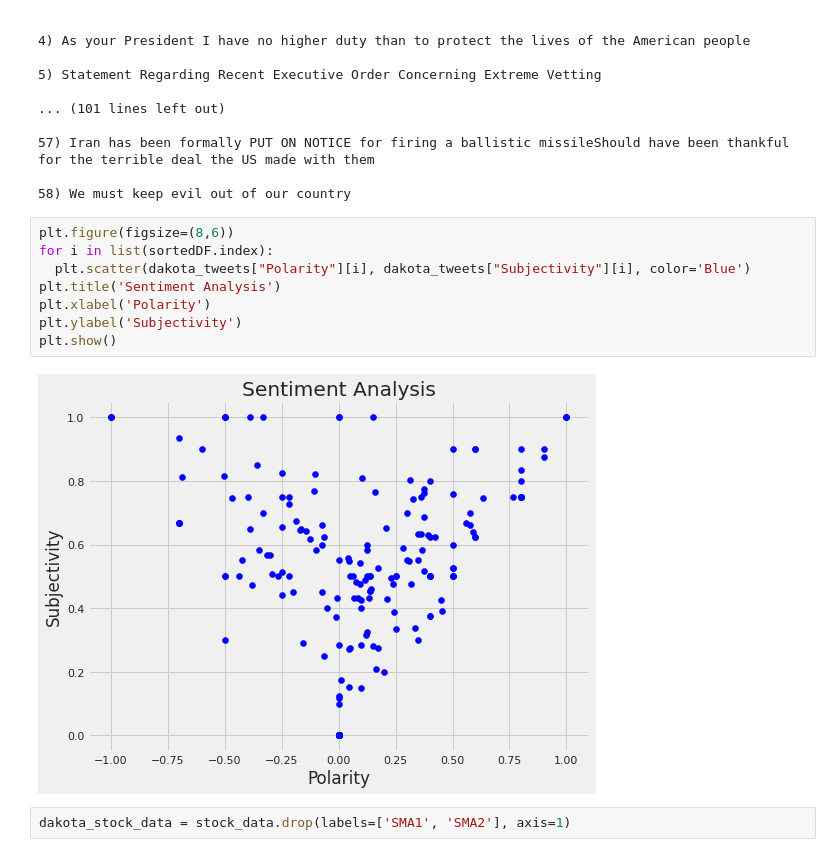
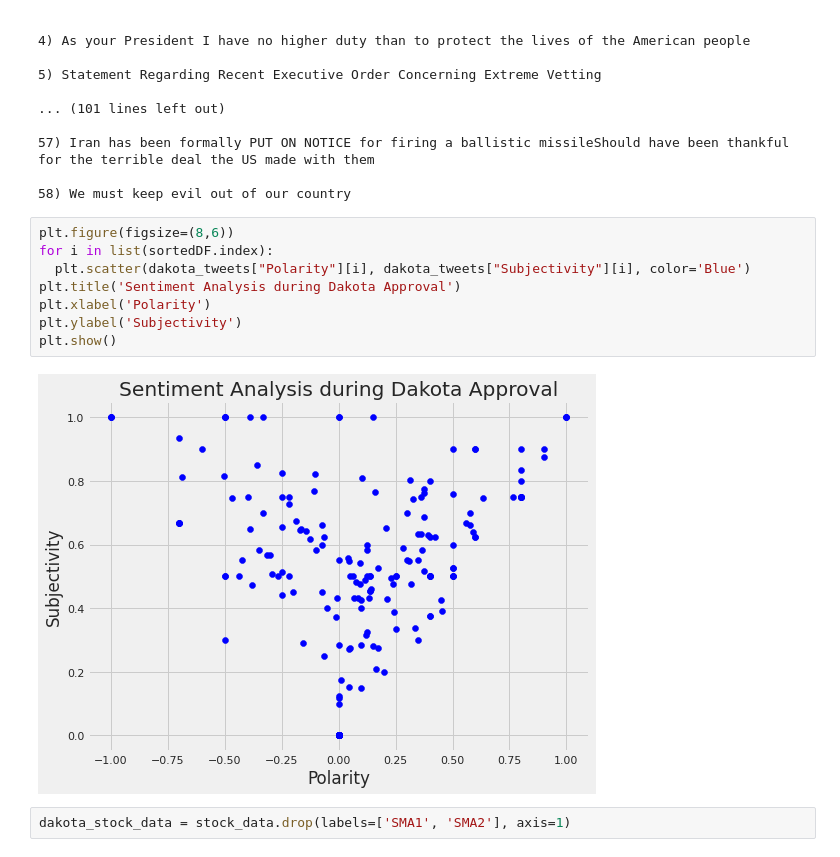
Before and after one commit to cybertraining-dsc/fa20-523-307, a Jupyter notebook: project/Analysis of Financial Markets based on President Trump's Tweets.ipynb, the cells around one changed output. Cells and saved outputs as stored; diff of their text form.

```diff
--- a/project/Analysis of Financial Markets based on President Trump's Tweets.ipynb
+++ b/project/Analysis of Financial Markets based on President Trump's Tweets.ipynb
@@ -929,13 +941,13 @@ Printing negative tweets:
 # %%
 plt.figure(figsize=(8,6))
 for i in list(sortedDF.index):
   plt.scatter(dakota_tweets["Polarity"][i], dakota_tweets["Subjectivity"][i], color='Blue')
-plt.title('Sentiment Analysis')
+plt.title('Sentiment Analysis during Dakota Approval')
 plt.xlabel('Polarity')
 plt.ylabel('Subjectivity')
 plt.show()
 # %% [output]
-[figure, old version]
+[figure, new version]
 # %%
 dakota_stock_data = stock_data.drop(labels=['SMA1', 'SMA2'], axis=1)
 # %%
```
Also changed, not shown: parts of 10 cells of this notebook.
